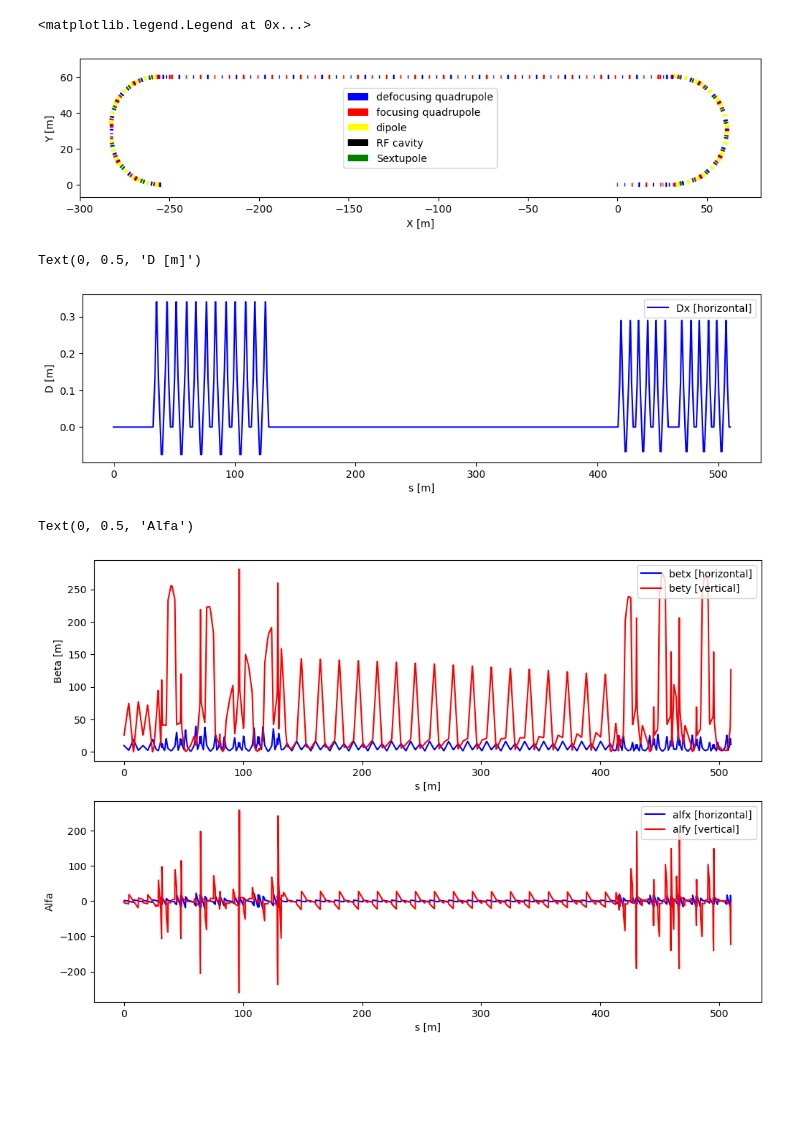
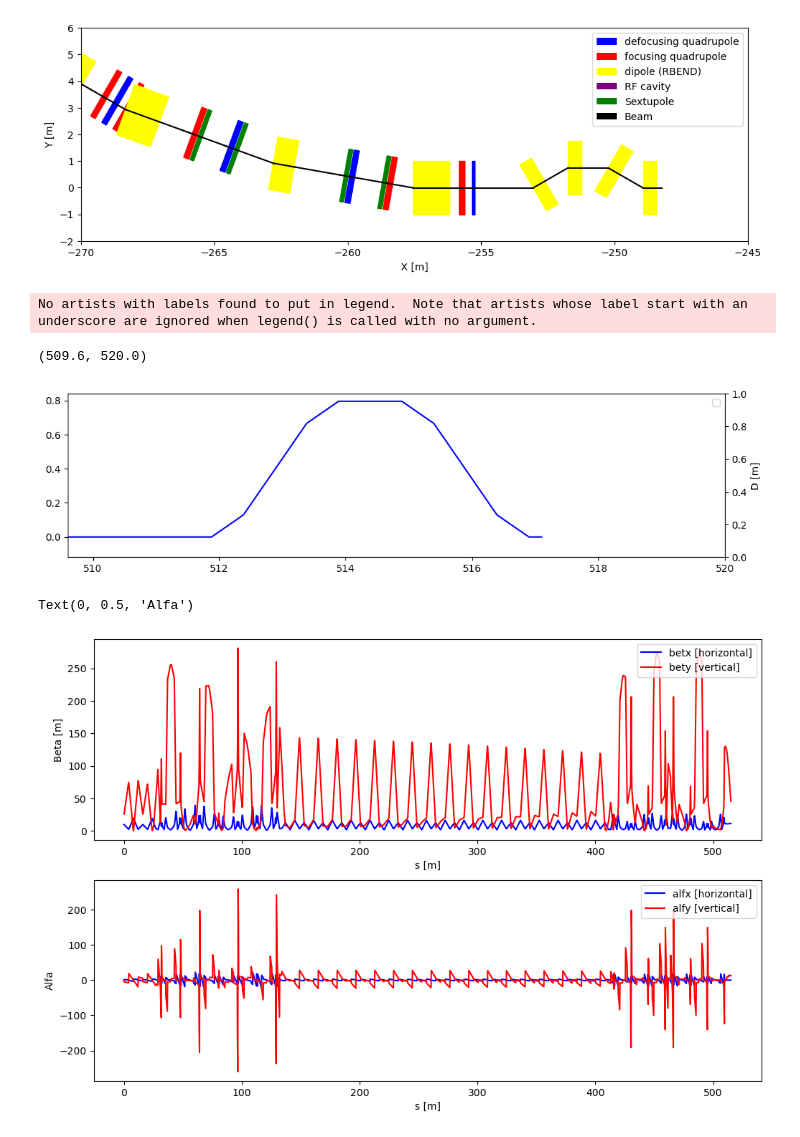
Before and after one commit to sebastiankalos/JAI_project, a Jupyter notebook: bunch_compressor.ipynb, the cells around one changed output. Drawn from its saved outputs; the diff is of its cells as text; code cells hidden in the pictures; blank space fills up the shorter version.

Commit message:
added a dipole chicane

```diff
--- a/bunch_compressor.ipynb
+++ b/bunch_compressor.ipynb
@@ -8,7 +8,7 @@ from matplotlib.patches import Patch
 from matplotlib.patches import Rectangle
 # %%
 #open twiss.out and read line by line, store each line as a string in a list
-filename = "eL2L2.out"
+filename = "madx_scripts/eL2L2.out"
 copy_lines=[]
 with open(filename) as f: #open and read the file
     lines = f.readlines()
@@ -49,51 +49,60 @@ df_tr.head() #show header of the dataframe
 # %%
 fig, ax = plt.subplots(figsize=(12, 8))
 angle_tot=0 #cumulative total angle, needs to add up to 2pi after one turn
 x_global,y_global=0,0 #global position in lab frame (not courant-snyder)
 elem_width = 2 #width of an element for plotting in 2D
+beam_width = 0.1
 for type_,s_,L_,K1L_,angle_ in zip(type,s,L,K1L,angle): #for each element, plot a rectangular patch in lab frame
-    x=x_global
+    x=x_global #update local coordinate
     y=y_global
     if 'QUADRUPOLE' in type_:
         if K1L_<0: #if defocusing
             ax.add_patch(Rectangle((x, y-elem_width/2), L_, elem_width,angle=180*angle_tot/np.pi,color='blue'))
         else: #if focusing
             ax.add_patch(Rectangle((x, y-elem_width/2), L_, elem_width,angle=180*angle_tot/np.pi,color='red'))
     elif 'RFCAVITY' in type_:
-        ax.add_patch(Rectangle((x, y-elem_width/2), L_, elem_width,angle=180*angle_tot/np.pi,color='black'))
+        ax.add_patch(Rectangle((x, y-elem_width/2), L_, elem_width,angle=180*angle_tot/np.pi,color='purple'))
     elif 'RBEND' in type_:
-       ax.add_patch(Rectangle((x, y-elem_width/2), L_, elem_width,angle=180*angle_tot/np.pi,color='yellow'))
+       ax.add_patch(Rectangle((x, y), L_, elem_width/2,angle=180*(angle_tot+angle_)/np.pi,color='yellow')) #left dipole patch
+       ax.add_patch(Rectangle((x, y), L_, -elem_width/2,angle=180*(angle_tot+angle_)/np.pi,color='yellow')) #right dipole patch
     elif 'SEXTUPOLE' in type_:
         ax.add_patch(Rectangle((x, y-elem_width/2), L_, elem_width,angle=180*angle_tot/np.pi,color='green'))
-    x_global+=L_*np.cos((angle_tot+angle_))#update global position for the next element
+    #ax.add_patch(Rectangle((x, y-beam_width/2), L_, beam_width,angle=180*angle_tot/np.pi,color='black'))
+    x_global+=L_*np.cos((angle_tot+angle_))#update global (starting) position for the next element
     y_global+=L_*np.sin((angle_tot+angle_))
+    plt.plot([x,x_global],[y,y_global],color='black') #draw a line for the beam
     angle_tot += angle_ #update cumulative angle (in radians)
-plt.xlim(-300,80)
-plt.ylim(-7,70)
+
+plt.xlim(-270,-245)
+plt.ylim(-2,6)
 plt.xlabel('X [m]')
 plt.ylabel('Y [m]')
 ax = plt.gca() #handle needed to fix aspect ratio of the plot (to preserve angles!)
 ax.set_aspect(1) #fix aspect ratio
 
 hndl = [Patch(facecolor='blue', label='defocusing quadrupole'),#make a legend corresponding to the color patches signifying lattice elements
         Patch(facecolor='red', label='focusing quadrupole'),
-        Patch(facecolor='yellow', label='dipole'),
-        Patch(facecolor='black', label='RF cavity'),
-        Patch(facecolor='green', label='Sextupole')]
-ax.legend(handles=hndl,loc='center')
+        Patch(facecolor='yellow', label='dipole (RBEND)'),
+        Patch(facecolor='purple', label='RF cavity'),
+        Patch(facecolor='green', label='Sextupole'),
+        Patch(facecolor='black', label='Beam')]
+ax.legend(handles=hndl,loc='upper right')
+plt.savefig('jupyter_plots/Transfer_lattice.jpg', bbox_inches='tight')
 # %% [output]
-<matplotlib.legend.Legend at 0x...>
-[figure, old version]
+[figure, new version]
 # %%
-plt.figure(figsize=(12,3))
-plt.plot(s,Dx, 'b',label='Dx [horizontal]')
-#plt.plot(s,Dy, 'r',label='Dy [vertical]')
+fig, ax1 = plt.subplots(figsize=(12,3))
+ax2 = ax1.twinx()
+ax1.plot(s,Dx, 'b',label='Dx [horizontal]')
+#ax2.plot(s,betx, 'r',label=r'$\beta_x$ [horizontal]')
 plt.legend(loc="upper right")
 plt.xlabel('s [m]')
 plt.ylabel('D [m]')
+plt.xlim(509.6,520)
 # %% [output]
-Text(0, 0.5, 'D [m]')
+No artists with labels found to put in legend.  Note that artists whose label start with an underscore are ignored when legend() is called with no argument.
+(509.6, 520.0)
-[figure, old version]
+[figure, new version]
 # %%
 fig, (plt1, plt2) = plt.subplots(2, 1, figsize=(12, 8))
 plt1.plot(s,betx, 'b',label='betx [horizontal]')
@@ -109,4 +118,4 @@ plt2.set_xlabel('s [m]')
 plt2.set_ylabel('Alfa')
 # %% [output]
 Text(0, 0.5, 'Alfa')
-[figure, old version]
+[figure, new version]
```
Also changed, not shown: 9 other files.
